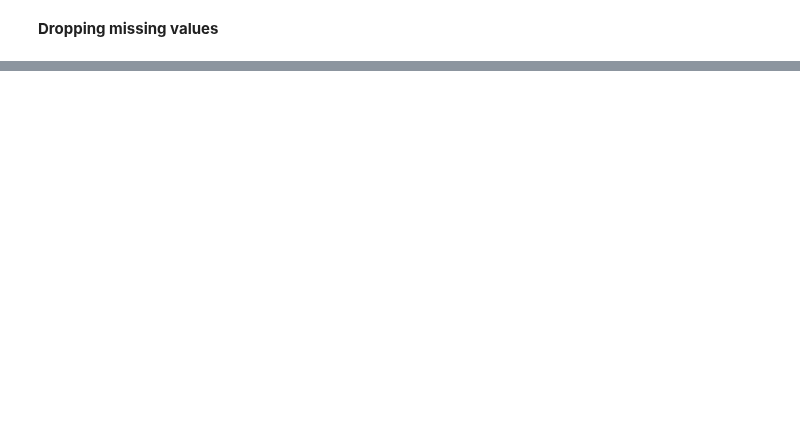
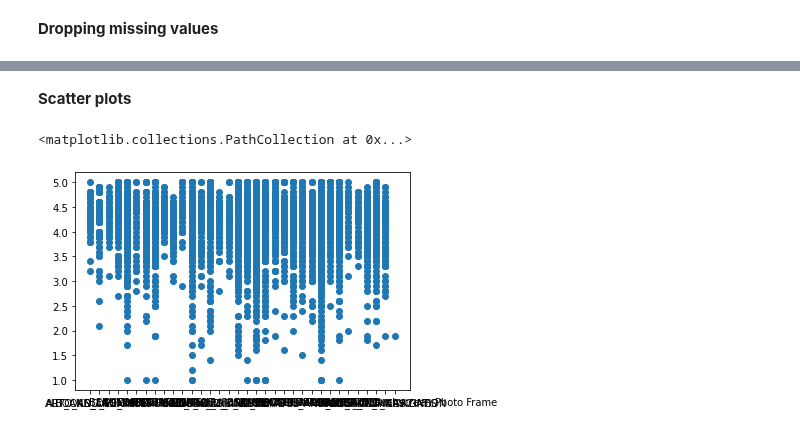
Before and after one commit to amolsapkal16/EDA_Play-store-analysis, a Jupyter notebook: Play_Store_App_Review_Analysis_Amol_Sapkal_Capstone_Project.ipynb, the cells around one changed output, grey strips where cells are left out. Cells and saved outputs as stored; diff of their text form; code cells hidden in the pictures; blank space fills up the shorter version.

```diff
--- a/Play_Store_App_Review_Analysis_Amol_Sapkal_Capstone_Project.ipynb
+++ b/Play_Store_App_Review_Analysis_Amol_Sapkal_Capstone_Project.ipynb
@@ -704,4 +704,4 @@ correlation
 # %% [markdown]
 **Dropping missing values**
 # %%
-Play_store_dataIndex1 = Play_store_dataIndex1.dropna(axis=0, inplace=True)
+# Play_store_dataIndex1 = Play_store_dataIndex1.dropna(axis=0, inplace=True)
@@ -707,0 +720,8 @@ Play_store_dataIndex1 = Play_store_dataIndex1.dropna(axis=0, inplace=True)
+# %% [markdown]
+**Scatter plots**
+# %%
+from unicodedata import category
+plt.scatter (Play_store_dataIndex1['Category'],Play_store_dataIndex1['Rating'])
+# %% [output]
+<matplotlib.collections.PathCollection at 0x...>
+[figure, added]
```
Also changed, not shown: parts of 3 cells of this notebook.
